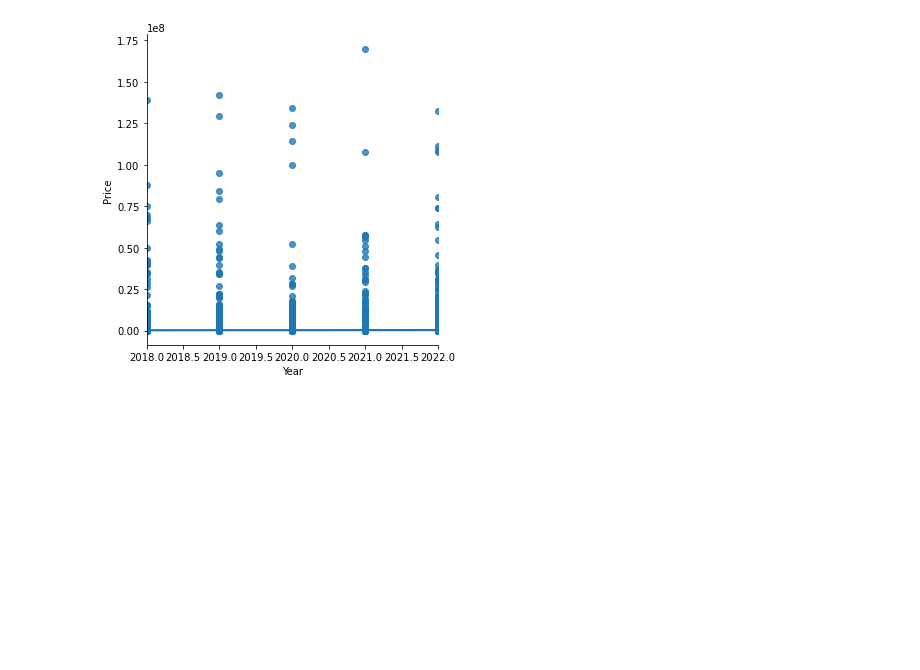
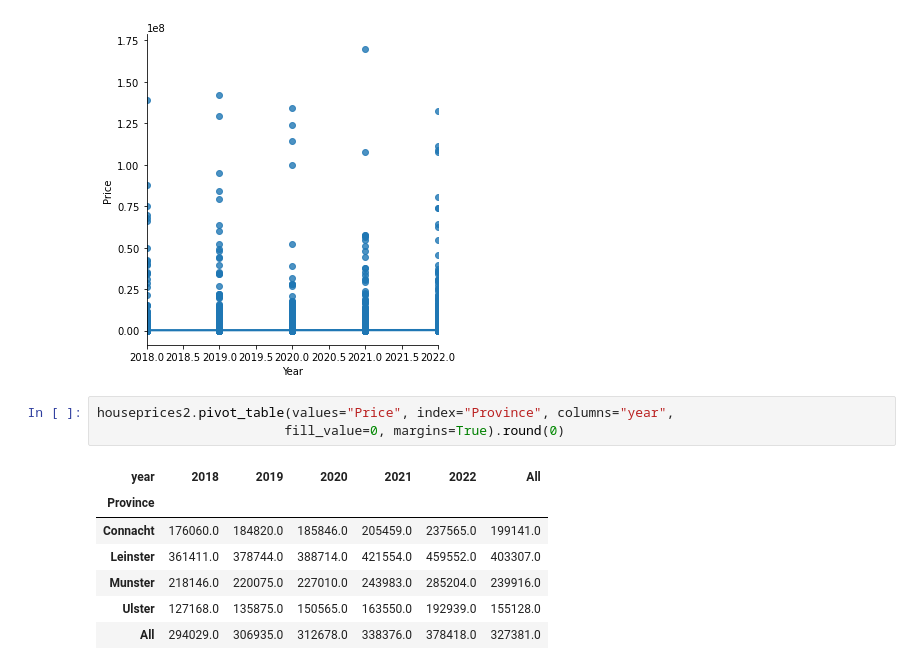
Before and after one commit to sralph1/UCDPA_Susanne-Ralph, a Jupyter notebook: UCD Project SRalph 2023.ipynb, the cells around one changed output. Saved outputs shown, nothing was run; the diff lists cells and outputs as text; blank space fills up the shorter version.

```diff
--- a/UCD Project SRalph 2023.ipynb
+++ b/UCD Project SRalph 2023.ipynb
@@ -448,3 +451,14 @@ plt.show
 # %% [output]
 <function matplotlib.pyplot.show(close=None, block=None)>
 [figure]
+# %%
+houseprices2.pivot_table(values="Price", index="Province", columns="year",
+                        fill_value=0, margins=True).round(0)
+# %% [output]
+| year | 2018 | 2019 | 2020 | 2021 | 2022 | All |
+| Province |  |  |  |  |  |  |
+| Connacht | 176060.0 | 184820.0 | 185846.0 | 205459.0 | 237565.0 | 199141.0 |
+| Leinster | 361411.0 | 378744.0 | 388714.0 | 421554.0 | 459552.0 | 403307.0 |
+| Munster | 218146.0 | 220075.0 | 227010.0 | 243983.0 | 285204.0 | 239916.0 |
+| Ulster | 127168.0 | 135875.0 | 150565.0 | 163550.0 | 192939.0 | 155128.0 |
+| All | 294029.0 | 306935.0 | 312678.0 | 338376.0 | 378418.0 | 327381.0 |
```
Also changed, not shown: parts of 4 cells of this notebook.
